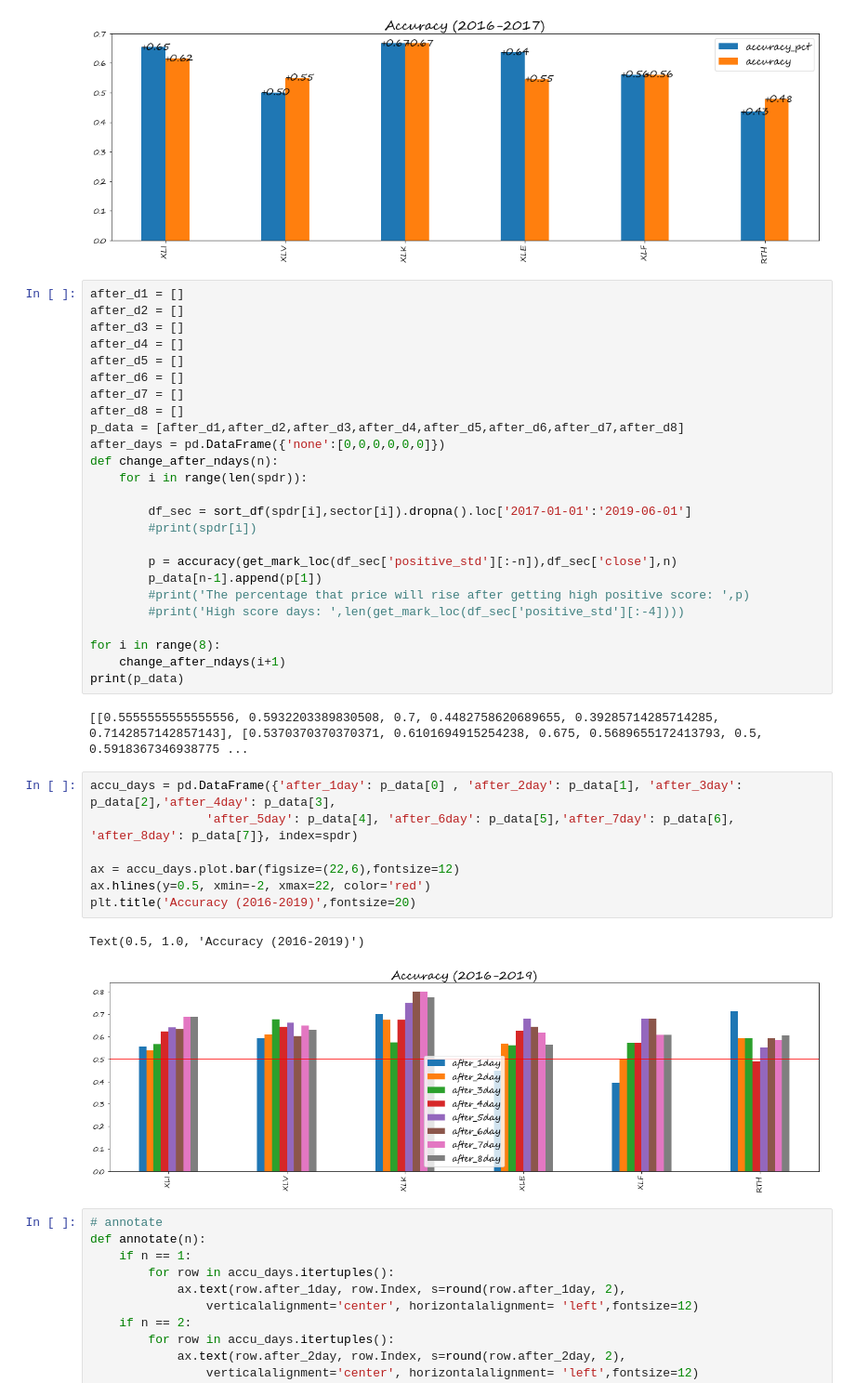
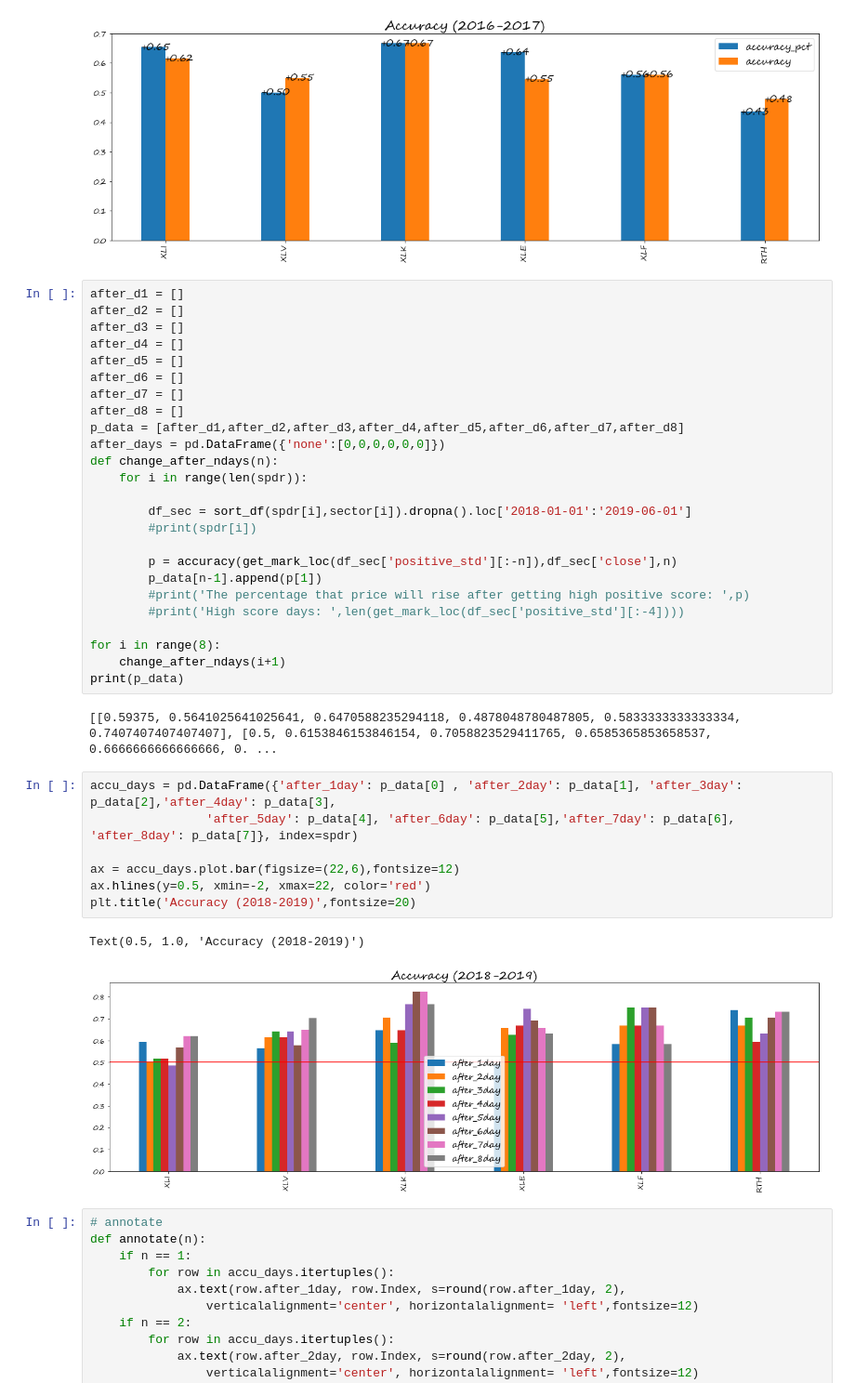
Before and after one commit to elvish7/datascience, a Jupyter notebook: Market_Sentiment_Analysis(Final Project)/Analysis/sentiment_effect.ipynb, the cells around one changed output. Shown at 93% size. Saved outputs shown, nothing was run; the diff lists cells and outputs as text.

```diff
--- a/Market_Sentiment_Analysis(Final Project)/Analysis/sentiment_effect.ipynb
+++ b/Market_Sentiment_Analysis(Final Project)/Analysis/sentiment_effect.ipynb
@@ -530,7 +530,7 @@ after_days = pd.DataFrame({'none':[0,0,0,0,0,0]})
 def change_after_ndays(n):
     for i in range(len(spdr)):
 
-        df_sec = sort_df(spdr[i],sector[i]).dropna().loc['2017-01-01':'2019-06-01']
+        df_sec = sort_df(spdr[i],sector[i]).dropna().loc['2018-01-01':'2019-06-01']
         #print(spdr[i])
 
         p = accuracy(get_mark_loc(df_sec['positive_std'][:-n]),df_sec['close'],n)
@@ -542,17 +542,17 @@ for i in range(8):
     change_after_ndays(i+1)
 print(p_data)
 # %% [output]
-[[0.5555555555555556, 0.5932203389830508, 0.7, 0.4482758620689655, 0.39285714285714285, 0.7142857142857143], [0.5370370370370371, 0.6101694915254238, 0.675, 0.5689655172413793, 0.5, 0.5918367346938775 ...
+[[0.59375, 0.5641025641025641, 0.6470588235294118, 0.4878048780487805, 0.5833333333333334, 0.7407407407407407], [0.5, 0.6153846153846154, 0.7058823529411765, 0.6585365853658537, 0.6666666666666666, 0. ...
 # %%
 accu_days = pd.DataFrame({'after_1day': p_data[0] , 'after_2day': p_data[1], 'after_3day': p_data[2],'after_4day': p_data[3],
                 'after_5day': p_data[4], 'after_6day': p_data[5],'after_7day': p_data[6], 'after_8day': p_data[7]}, index=spdr)
 
 ax = accu_days.plot.bar(figsize=(22,6),fontsize=12)
 ax.hlines(y=0.5, xmin=-2, xmax=22, color='red')
-plt.title('Accuracy (2016-2019)',fontsize=20)
+plt.title('Accuracy (2018-2019)',fontsize=20)
 # %% [output]
-Text(0.5, 1.0, 'Accuracy (2016-2019)')
+Text(0.5, 1.0, 'Accuracy (2018-2019)')
-[figure, old version]
+[figure, new version]
 # %%
 # annotate
 def annotate(n):
```
